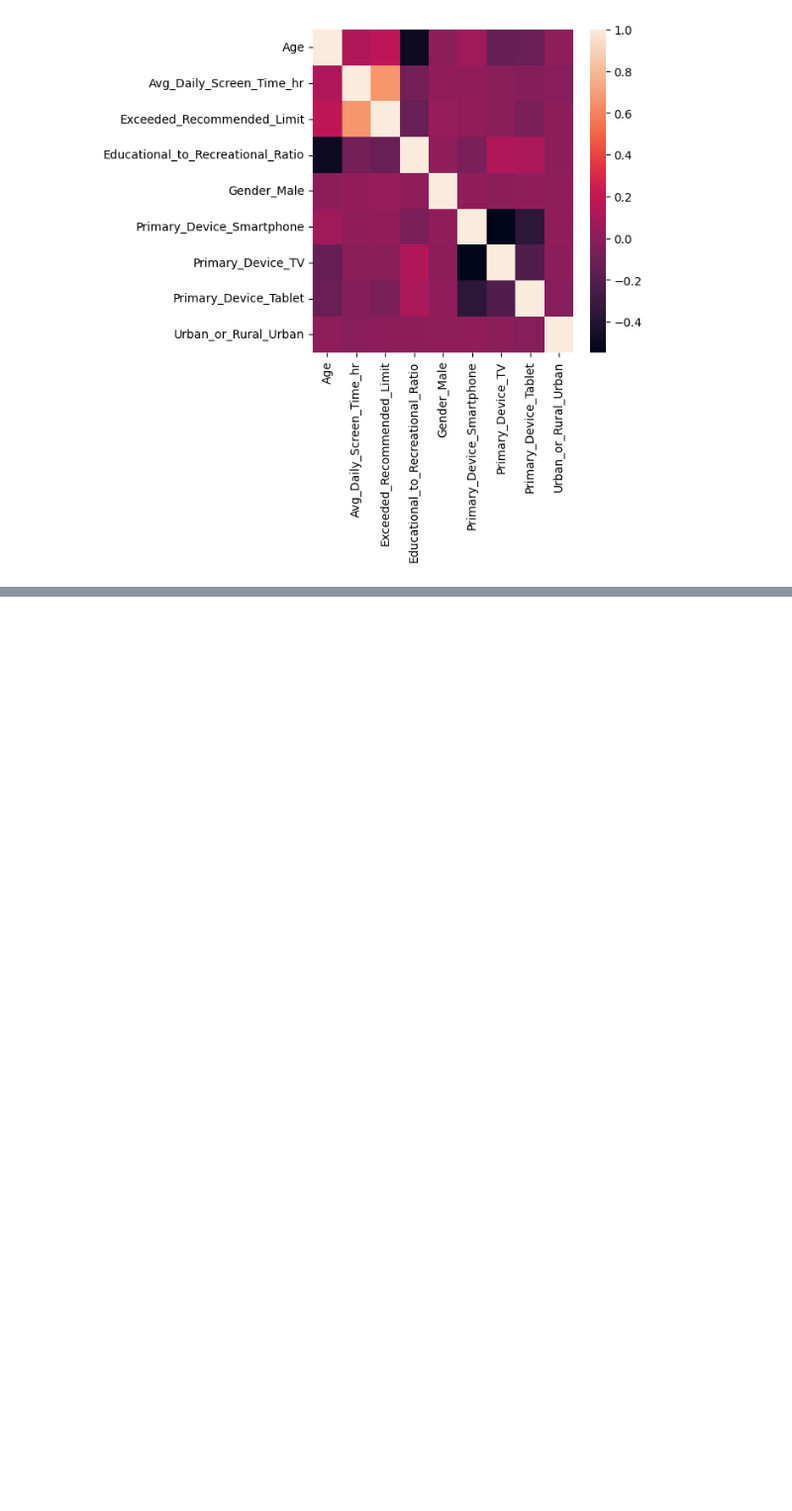
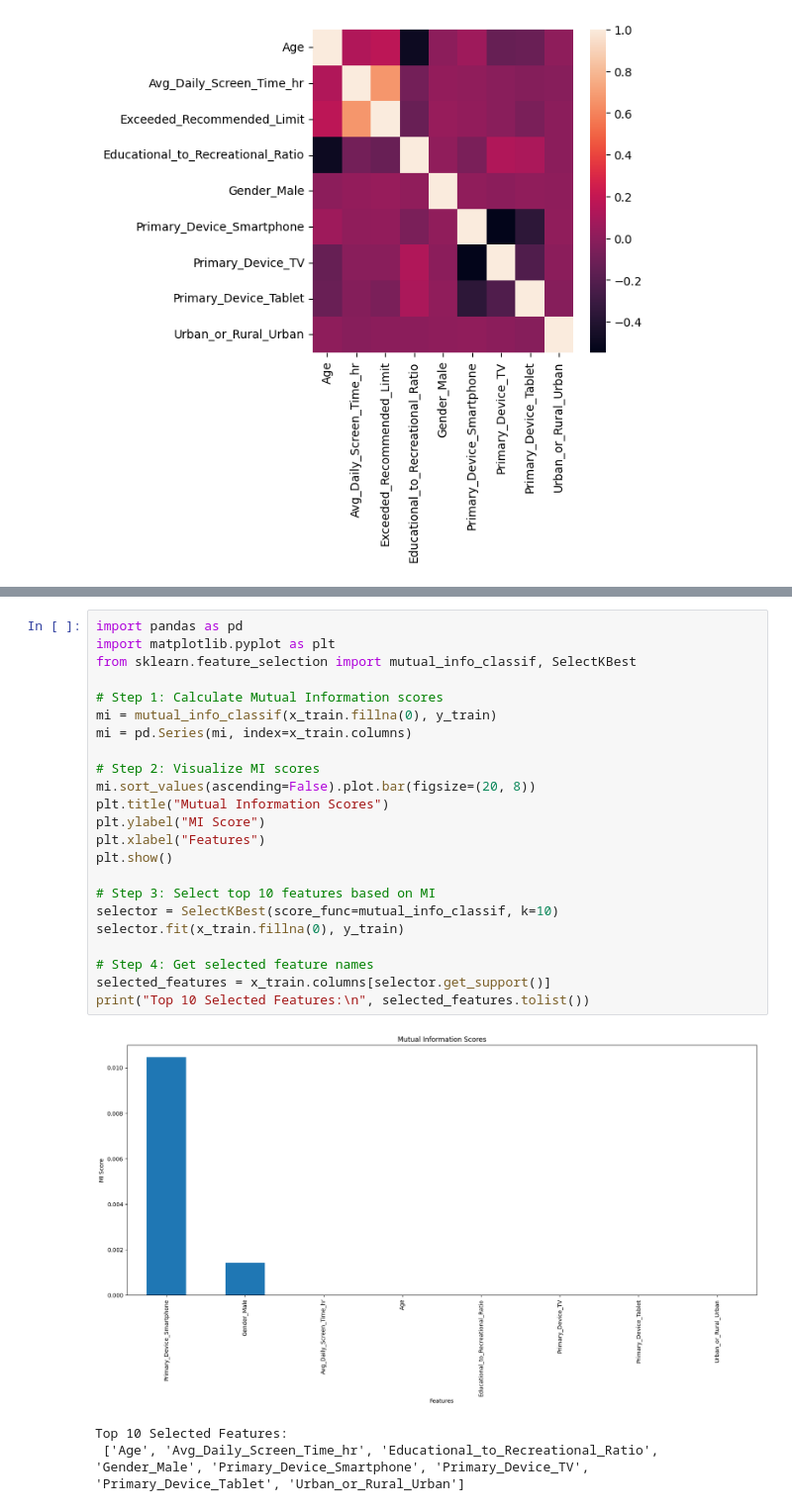
Before and after one commit to Spandana2704/ML, a Jupyter notebook: ML2.ipynb, the cells around one changed output, grey strips where cells are left out. Shown at 99% size. Saved outputs shown, nothing was run; the diff lists cells and outputs as text; blank space fills up the shorter version.

```diff
--- a/ML2.ipynb
+++ b/ML2.ipynb
@@ -167,0 +204,27 @@ sns.heatmap(corrmat)
+# %%
+import pandas as pd
+import matplotlib.pyplot as plt
+from sklearn.feature_selection import mutual_info_classif, SelectKBest
+
+# Step 1: Calculate Mutual Information scores
+mi = mutual_info_classif(x_train.fillna(0), y_train)
+mi = pd.Series(mi, index=x_train.columns)
+
+# Step 2: Visualize MI scores
+mi.sort_values(ascending=False).plot.bar(figsize=(20, 8))
+plt.title("Mutual Information Scores")
+plt.ylabel("MI Score")
+plt.xlabel("Features")
+plt.show()
+
+# Step 3: Select top 10 features based on MI
+selector = SelectKBest(score_func=mutual_info_classif, k=10)
+selector.fit(x_train.fillna(0), y_train)
+
+# Step 4: Get selected feature names
+selected_features = x_train.columns[selector.get_support()]
+print("Top 10 Selected Features:\n", selected_features.tolist())
+# %% [output]
+[figure, added]
+Top 10 Selected Features:
+ ['Age', 'Avg_Daily_Screen_Time_hr', 'Educational_to_Recreational_Ratio', 'Gender_Male', 'Primary_Device_Smartphone', 'Primary_Device_TV', 'Primary_Device_Tablet', 'Urban_or_Rural_Urban']
```
Also changed, not shown: parts of 3 cells of this notebook.
